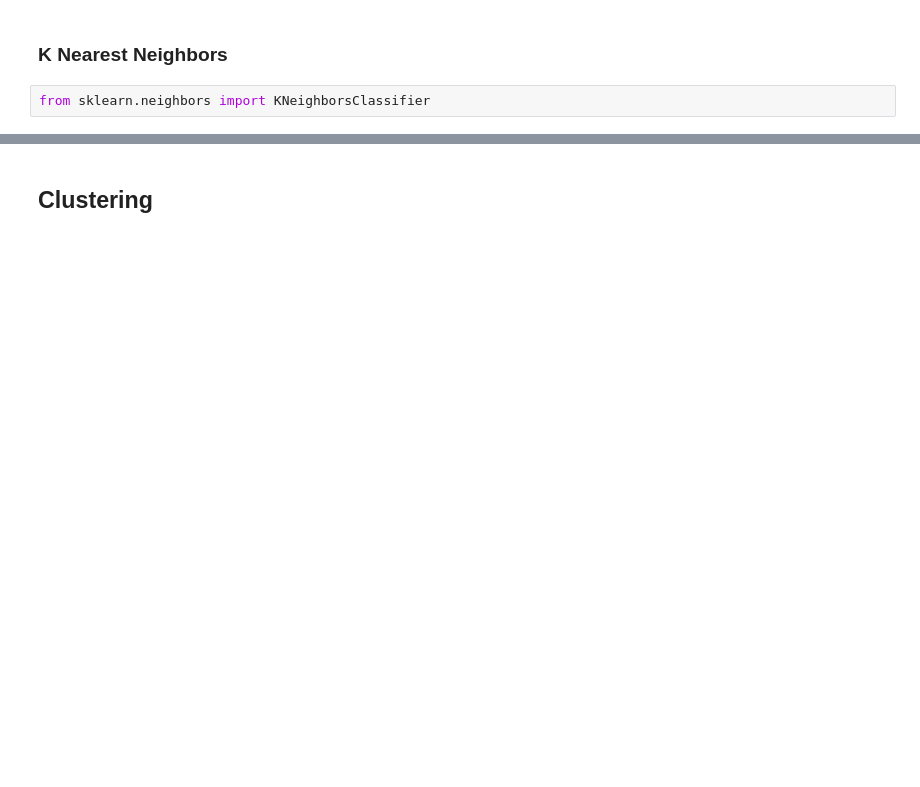
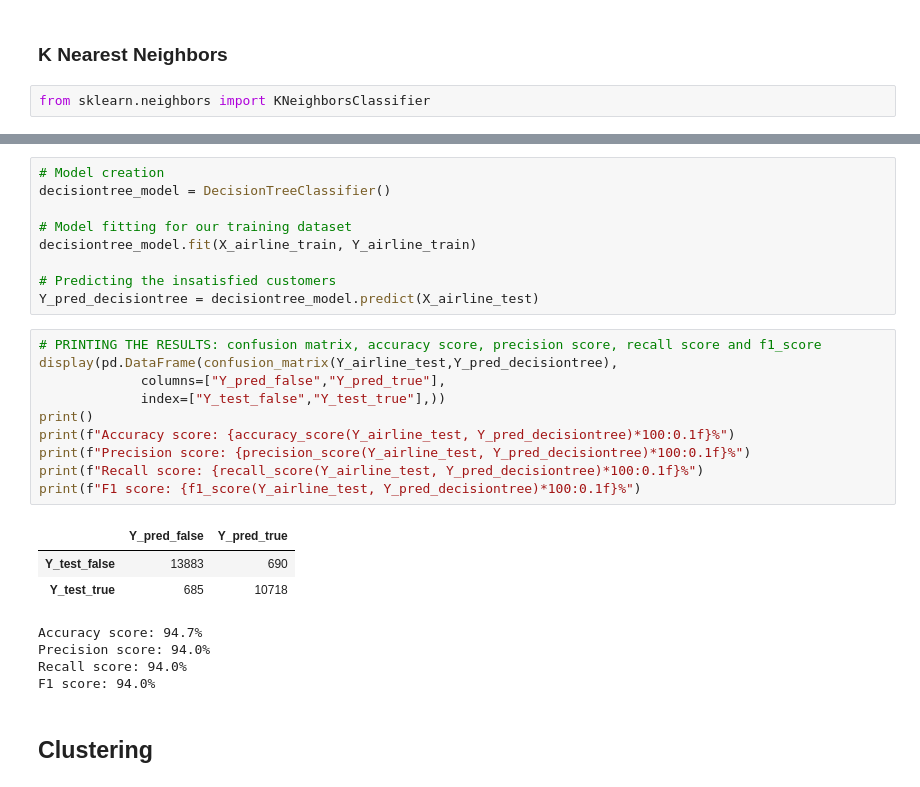
Before and after one commit to leo-cavalcante/airline-passenger-satisfaction, a Jupyter notebook: Airline Passenger Satisfaction.ipynb, the cells around one changed output, grey strips where cells are left out. Drawn from its saved outputs; the diff is of its cells as text; blank space fills up the shorter version.

```diff
--- a/Airline Passenger Satisfaction.ipynb
+++ b/Airline Passenger Satisfaction.ipynb
@@ -829,2 +855,29 @@ Y_pred_knn = knn_model.predict(X_airline_train)
+# %%
+# Model creation
+decisiontree_model = DecisionTreeClassifier()
+
+# Model fitting for our training dataset
+decisiontree_model.fit(X_airline_train, Y_airline_train)
+
+# Predicting the insatisfied customers
+Y_pred_decisiontree = decisiontree_model.predict(X_airline_test)
+# %%
+# PRINTING THE RESULTS: confusion matrix, accuracy score, precision score, recall score and f1_score
+display(pd.DataFrame(confusion_matrix(Y_airline_test,Y_pred_decisiontree),
+             columns=["Y_pred_false","Y_pred_true"],
+             index=["Y_test_false","Y_test_true"],))
+print()
+print(f"Accuracy score: {accuracy_score(Y_airline_test, Y_pred_decisiontree)*100:0.1f}%")
+print(f"Precision score: {precision_score(Y_airline_test, Y_pred_decisiontree)*100:0.1f}%")
+print(f"Recall score: {recall_score(Y_airline_test, Y_pred_decisiontree)*100:0.1f}%")
+print(f"F1 score: {f1_score(Y_airline_test, Y_pred_decisiontree)*100:0.1f}%")
+# %% [output]
+|  | Y_pred_false | Y_pred_true |
+| Y_test_false | 13883 | 690 |
+| Y_test_true | 685 | 10718 |
+Accuracy score: 94.7%
+Precision score: 94.0%
+Recall score: 94.0%
+F1 score: 94.0%
 # %% [markdown]
 ## Clustering
```
Also changed, not shown: parts of 28 cells of this notebook.
